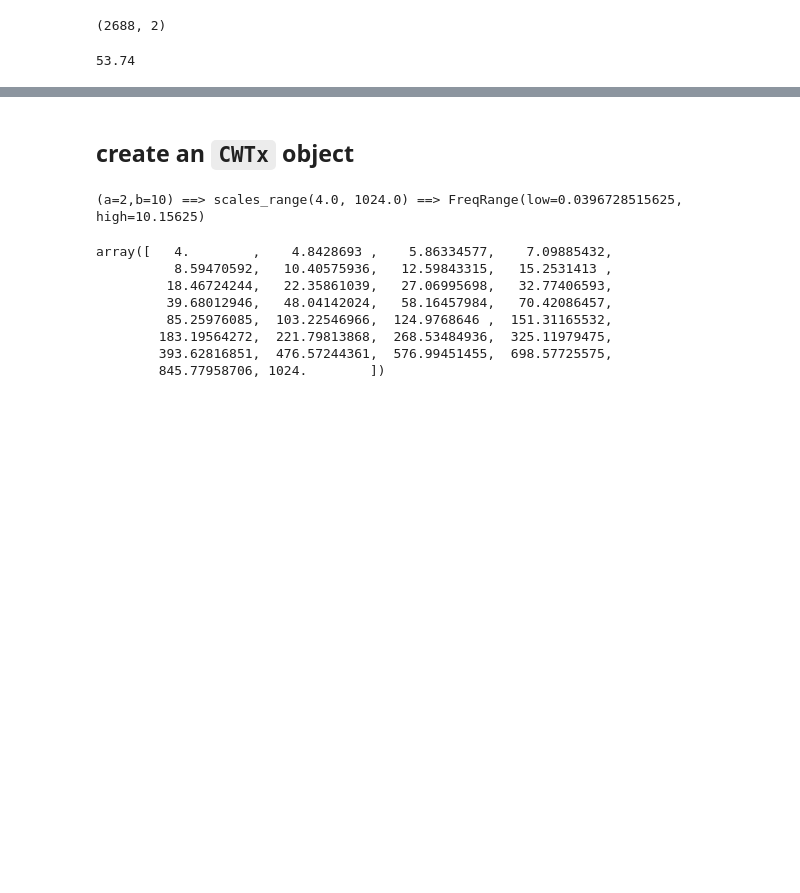
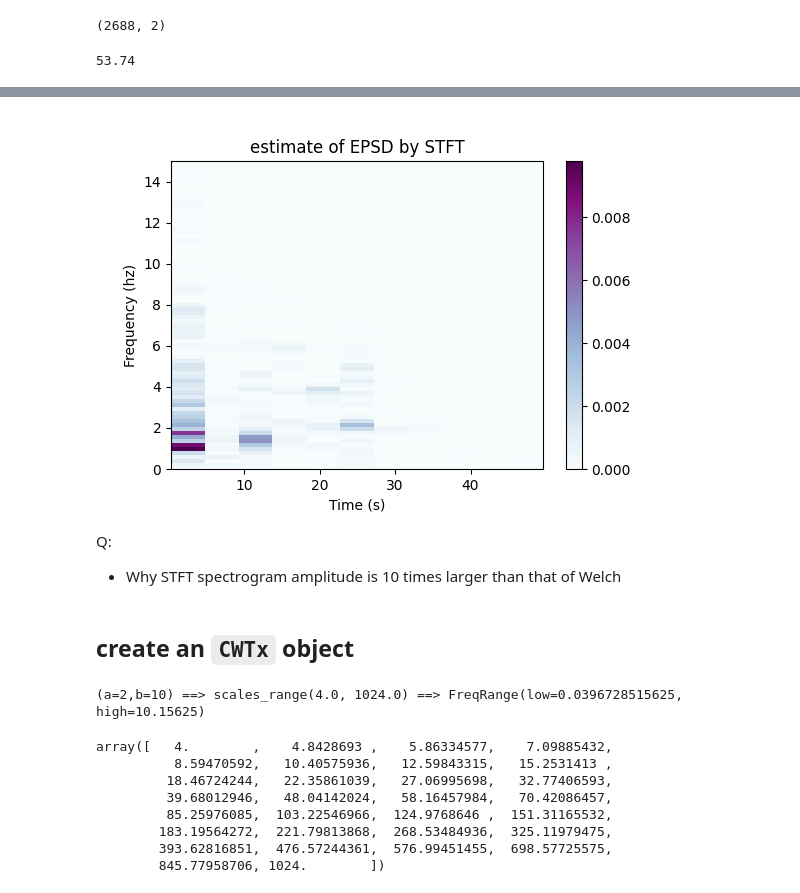
Before and after one commit to leslieDLcy/StoSpecRep, a Jupyter notebook: notebook/Elcentro_test.ipynb, the cells around one changed output, grey strips where cells are left out. Drawn from its saved outputs; the diff is of its cells as text; code cells hidden in the pictures; blank space fills up the shorter version.

```diff
--- a/notebook/Elcentro_test.ipynb
+++ b/notebook/Elcentro_test.ipynb
@@ -45,0 +109,9 @@ plt.show()
+# %%
+f, t, Sxx = signal.spectrogram(
+                El_centro.signal,
+                fs=50,
+                nperseg=NPERSEG,
+                window='hann',
+                mode='psd')
+
+STFT_epsd_El = SpecBundle(epsd=Sxx, freq=f, t_axis=t)
@@ -46,3 +122,11 @@ plt.show()
+# %%
+EPSD_show(*STFT_epsd_El, format='2d', title_name='estimate of EPSD by STFT')
+# %% [output]
+[figure, added]
+# %% [markdown]
+Q:
+
+- Why STFT spectrogram amplitude is 10 times larger than that of Welch
 # %% [markdown]
 ## create an `CWTx` object
 # %%
```
Also changed, not shown: parts of 24 cells of this notebook, 2 other files.
